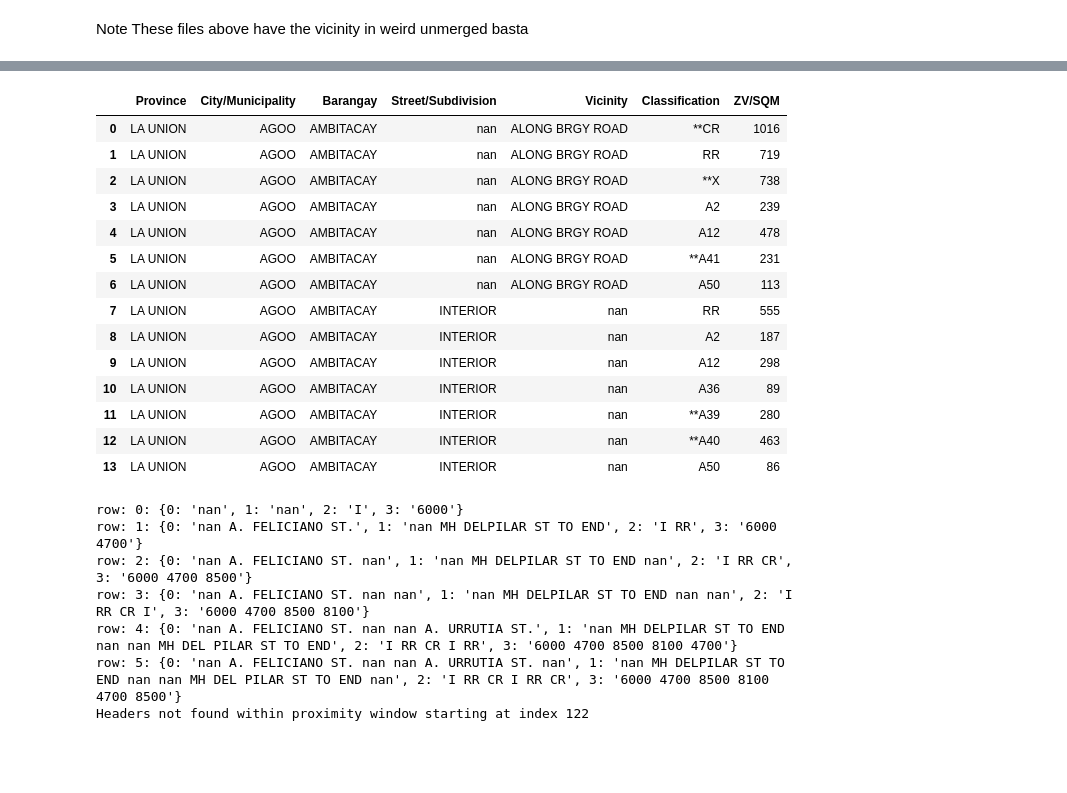
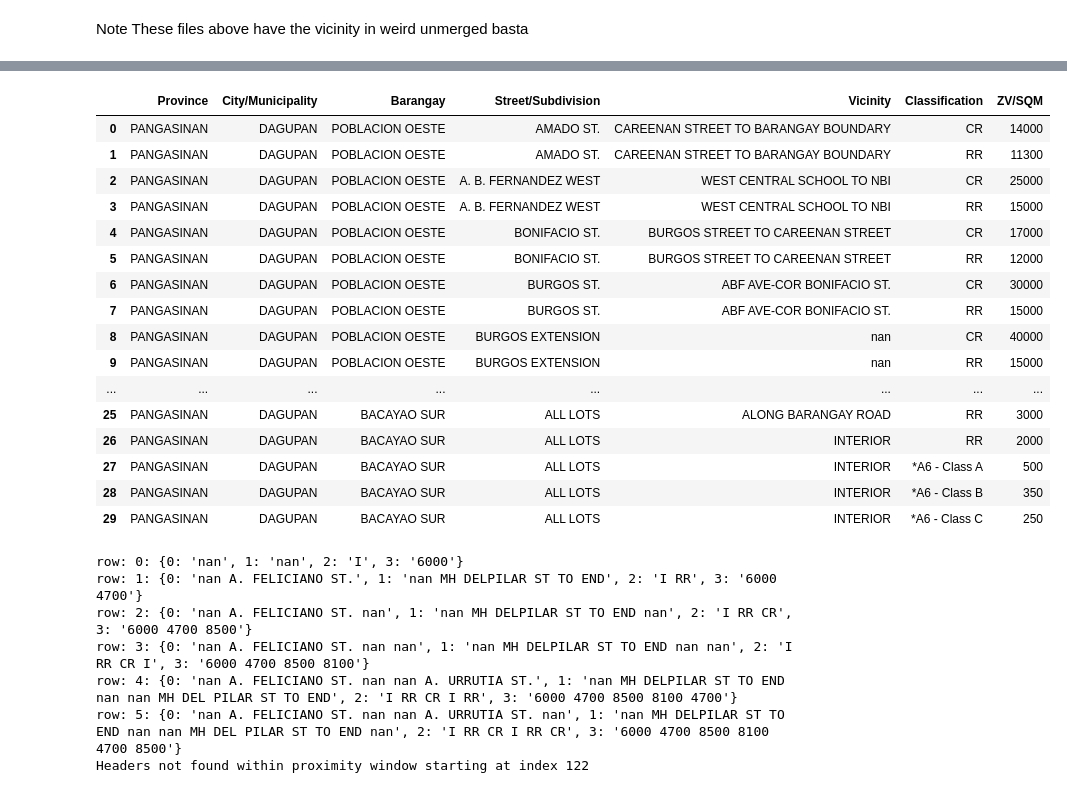
Before and after one commit to lansantuyo/bir-zl-scraping, a Jupyter notebook: Updated Scraper.ipynb, the cells around one changed output, grey strips where cells are left out. Cells and saved outputs as stored; diff of their text form; code cells hidden in the pictures; blank space fills up the shorter version.

```diff
--- a/Updated Scraper.ipynb
+++ b/Updated Scraper.ipynb
@@ -414,6 +413,13 @@ def find_location_components(df, index, proximity_window=5, current_province=Non
 
     extend_search = False
     offset = 0
+
+
+    province_index = None
+    city_index = None
+    barangay_index = None
+    barangay_holder = None
+
     while offset < proximity_window:
         current_index = index + offset
         if current_index >= len(df):
@@ -431,6 +437,8 @@ def find_location_components(df, index, proximity_window=5, current_province=Non
             expecting_values = True
             if debug:
                 print(f"Combined labels found at row {current_index}")
+
+            # offset += 1
             continue  # Move to the next row to read values
 
         # If we're expecting values after combined labels
@@ -465,6 +473,8 @@ def find_location_components(df, index, proximity_window=5, current_province=Non
                 return current_province, current_city, current_barangay, last_matched_index
             if offset == proximity_window - 1:
                 return current_province, current_city, current_barangay, initial_index
+
+            # offset += 1
             continue  # Continue to next row to find remaining components
 
 
@@ -476,7 +486,7 @@ def find_location_components(df, index, proximity_window=5, current_province=Non
                 current_province = clean_value(province)
                 found_any = True
                 extend_search = True
-                last_matched_index = initial_index = current_index
+                last_matched_index = initial_index = province_index = current_index
                 if debug:
                     print(f"Province match found in row {current_index}: {current_province}")
 
@@ -486,7 +496,7 @@ def find_location_components(df, index, proximity_window=5, current_province=Non
                 current_city = clean_value(city)
                 found_any = True
                 extend_search = True
-                last_matched_index = initial_index = current_index
+                last_matched_index = initial_index = city_index = current_index
                 if debug:
                     print(f"City/Municipality match found in row {current_index}: {current_city}")
 
@@ -496,7 +506,7 @@ def find_location_components(df, index, proximity_window=5, current_province=Non
                 current_barangay = clean_value(barangay)
                 found_any = True
                 extend_search = True
-                last_matched_index = initial_index = current_index
+                last_matched_index = initial_index = barangay_index = current_index
                 if debug:
                     print(f"Barangay/Zone match found in row {current_index}: {current_barangay}")
 
@@ -508,10 +518,18 @@ def find_location_components(df, index, proximity_window=5, current_province=Non
 
             # If we've found any component, we can check if we've reached the proximity window or if all components are found
             if found_any and all([current_province and current_city and current_barangay]):
+                # if barangay index is before province index, look for a province pa, and if we find, overwrite
+                if barangay_index < province_index and not barangay_holder:
+                    barangay_holder = current_barangay
+                    current_barangay = None
+                    offset -= 2
+                    continue
                 if debug:
                     print(f"Found all location components! Last matched index: {last_matched_index}")
                 return current_province, current_city, current_barangay, last_matched_index
             if offset == proximity_window - 1:
+                if barangay_holder:
+                    current_barangay = barangay_holder
                 return current_province, current_city, current_barangay, initial_index
 
         offset += 1
@@ -898,7 +986,7 @@ Updated_RDO No. 63 - Calapan City,  Oriental Mindoro
 # %% [markdown]
 Note These files above have the vicinity in weird unmerged basta
 # %%
-file = 'RDO No. 3 - San Fernando City, La Union.xls'
+file = 'RDO No. 4 - Calasiao, Central Pangasinan.xls'
 test = pd.ExcelFile(f"data/{file}")
 
 sheet_names = sorted([name for name in test.sheet_names if name.strip().lower().startswith('sheet')], key=lambda name: int(re.search(r'\d+', name).group()))
@@ -928,3 +996,3 @@ Name: 4671, dtype: object
 # %%
-main(df, debug=True, start=118, end=150)
+main(df, debug=True, start=120, end=170, debug_location=True, debug_header=False)
 # %% [output]
@@ -948,16 +1016,18 @@ Total tables processed: 2
 |  | Province | City/Municipality | Barangay | Street/Subdivision | Vicinity | Classification | ZV/SQM |
-| 0 | LA UNION | AGOO | AMBITACAY | nan | ALONG BRGY ROAD | **CR | 1016 |
-| 1 | LA UNION | AGOO | AMBITACAY | nan | ALONG BRGY ROAD | RR | 719 |
-| 2 | LA UNION | AGOO | AMBITACAY | nan | ALONG BRGY ROAD | **X | 738 |
-| 3 | LA UNION | AGOO | AMBITACAY | nan | ALONG BRGY ROAD | A2 | 239 |
-| 4 | LA UNION | AGOO | AMBITACAY | nan | ALONG BRGY ROAD | A12 | 478 |
-| 5 | LA UNION | AGOO | AMBITACAY | nan | ALONG BRGY ROAD | **A41 | 231 |
-| 6 | LA UNION | AGOO | AMBITACAY | nan | ALONG BRGY ROAD | A50 | 113 |
-| 7 | LA UNION | AGOO | AMBITACAY | INTERIOR | nan | RR | 555 |
-| 8 | LA UNION | AGOO | AMBITACAY | INTERIOR | nan | A2 | 187 |
-| 9 | LA UNION | AGOO | AMBITACAY | INTERIOR | nan | A12 | 298 |
-| 10 | LA UNION | AGOO | AMBITACAY | INTERIOR | nan | A36 | 89 |
-| 11 | LA UNION | AGOO | AMBITACAY | INTERIOR | nan | **A39 | 280 |
-| 12 | LA UNION | AGOO | AMBITACAY | INTERIOR | nan | **A40 | 463 |
-| 13 | LA UNION | AGOO | AMBITACAY | INTERIOR | nan | A50 | 86 |
+| 0 | PANGASINAN | DAGUPAN | POBLACION OESTE | AMADO ST. | CAREENAN STREET TO BARANGAY BOUNDARY | CR | 14000 |
+| 1 | PANGASINAN | DAGUPAN | POBLACION OESTE | AMADO ST. | CAREENAN STREET TO BARANGAY BOUNDARY | RR | 11300 |
+| 2 | PANGASINAN | DAGUPAN | POBLACION OESTE | A. B. FERNANDEZ WEST | WEST CENTRAL SCHOOL TO NBI | CR | 25000 |
+| 3 | PANGASINAN | DAGUPAN | POBLACION OESTE | A. B. FERNANDEZ WEST | WEST CENTRAL SCHOOL TO NBI | RR | 15000 |
+| 4 | PANGASINAN | DAGUPAN | POBLACION OESTE | BONIFACIO ST. | BURGOS STREET TO CAREENAN STREET | CR | 17000 |
+| 5 | PANGASINAN | DAGUPAN | POBLACION OESTE | BONIFACIO ST. | BURGOS STREET TO CAREENAN STREET | RR | 12000 |
+| 6 | PANGASINAN | DAGUPAN | POBLACION OESTE | BURGOS ST. | ABF AVE-COR BONIFACIO ST. | CR | 30000 |
+| 7 | PANGASINAN | DAGUPAN | POBLACION OESTE | BURGOS ST. | ABF AVE-COR BONIFACIO ST. | RR | 15000 |
+| 8 | PANGASINAN | DAGUPAN | POBLACION OESTE | BURGOS EXTENSION | nan | CR | 40000 |
+| 9 | PANGASINAN | DAGUPAN | POBLACION OESTE | BURGOS EXTENSION | nan | RR | 15000 |
+| ... | ... | ... | ... | ... | ... | ... | ... |
+| 25 | PANGASINAN | DAGUPAN | BACAYAO SUR | ALL LOTS | ALONG BARANGAY ROAD | RR | 3000 |
+| 26 | PANGASINAN | DAGUPAN | BACAYAO SUR | ALL LOTS | INTERIOR | RR | 2000 |
+| 27 | PANGASINAN | DAGUPAN | BACAYAO SUR | ALL LOTS | INTERIOR | *A6 - Class A | 500 |
+| 28 | PANGASINAN | DAGUPAN | BACAYAO SUR | ALL LOTS | INTERIOR | *A6 - Class B | 350 |
+| 29 | PANGASINAN | DAGUPAN | BACAYAO SUR | ALL LOTS | INTERIOR | *A6 - Class C | 250 |
 # %%
```
Also changed, not shown: parts of 8 cells of this notebook.
